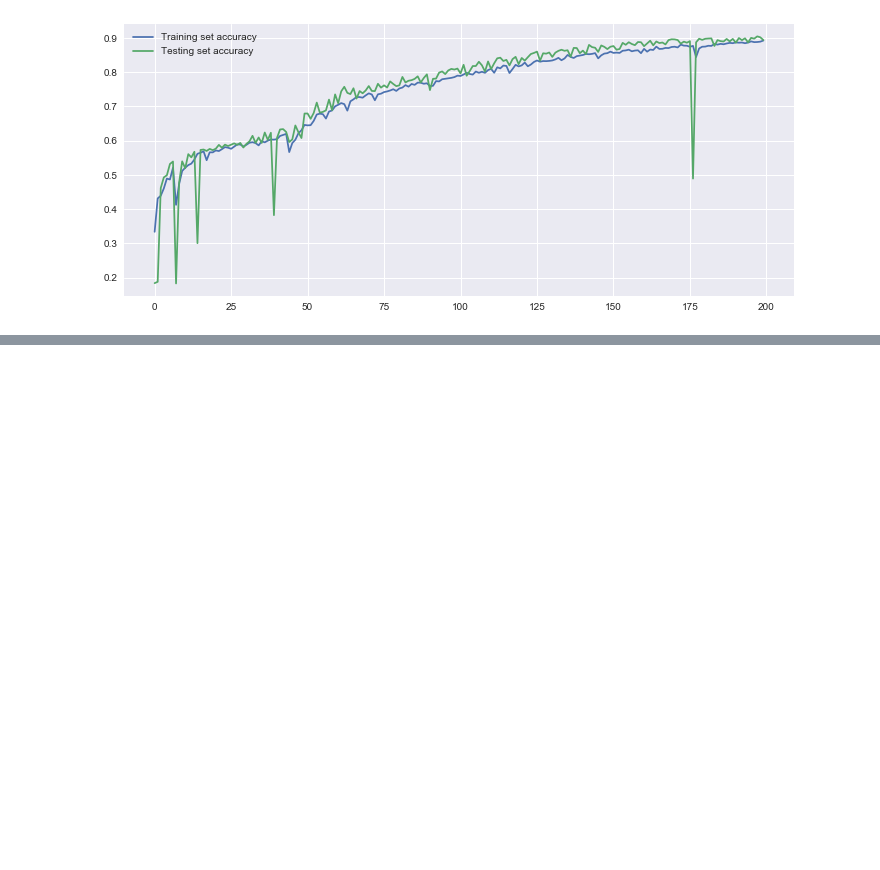
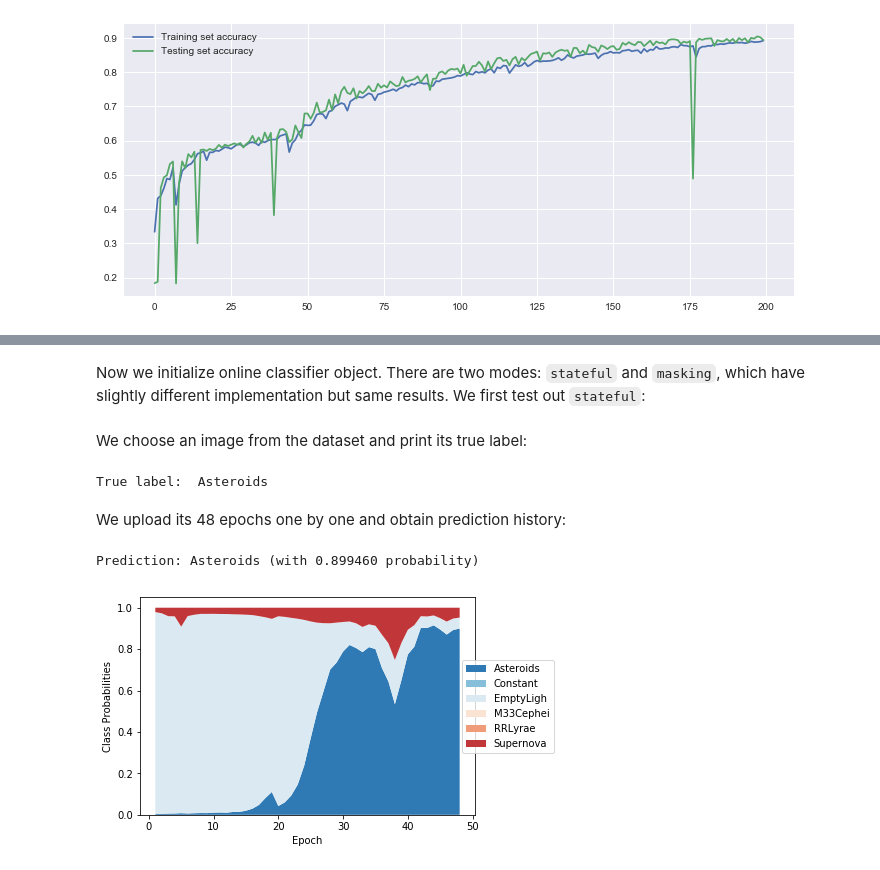
Before and after one commit to xuefeng7/AC209---final-project, a Jupyter notebook: src/main.ipynb, the cells around one changed output, grey strips where cells are left out. Drawn from its saved outputs; the diff is of its cells as text; code cells hidden in the pictures; blank space fills up the shorter version.

```diff
--- a/src/main.ipynb
+++ b/src/main.ipynb
@@ -427,0 +552,30 @@ plt.legend()
+# %%
+def init_rcnn_stateful(cnn_input_dim=21, cnn_output_dim=128, cnn_dropout=0.25,
+               rnn_hidden_dim=128, num_classes=6, rnn_dropout=0.5, timestep=48,
+               bidir_mode='concat'):
+
+    input_shape = (1, 1, cnn_input_dim, cnn_input_dim, 1)
+
+    model = Sequential()
+
+    model.add(TimeDistributed(Conv2D(48, (4,4), \
+                     padding='same', activation='relu', kernel_initializer='uniform'), batch_input_shape=input_shape))
+    model.add(TimeDistributed(MaxPooling2D((3,3), strides=(1,1))))
+
+    model.add(TimeDistributed(Conv2D(24, (3,3), padding='same', activation='relu', kernel_initializer='uniform')))
+    model.add(TimeDistributed(MaxPooling2D((3,3), strides=(1,1))))
+
+    model.add(TimeDistributed(Conv2D(12, (3,3), padding='same', activation='relu', kernel_initializer='uniform')))
+    model.add(TimeDistributed(MaxPooling2D((3,3), strides=(1,1))))
+
+    model.add(TimeDistributed(Flatten()))
+
+    model.add(TimeDistributed(Dense(cnn_output_dim, activation='relu')))
+    model.add(Dropout(cnn_dropout))
+
+    model.add(LSTM(rnn_hidden_dim, dropout=rnn_dropout, return_sequences=True, stateful=True))
+    model.add(LSTM(rnn_hidden_dim, dropout=rnn_dropout, stateful=True))
+
+    model.add(Dense(6, activation='softmax'))
+
+    return model
@@ -427,0 +681,24 @@ plt.legend()
+# %%
+mod_online = keras.models.load_model('saved_models/rcnn_simple_ep300.hdf5')
+x_train, x_test, y_train, y_test = train_test_split(x, y, test_size=0.2, random_state=209, stratify=y)
+# %% [markdown]
+Now we initialize online classifier object. There are two modes: `stateful` and `masking`, which have slightly different implementation but same results. We first test out `stateful`:
+# %%
+clf = online_classifier(mod_online, 'stateful')
+# %% [markdown]
+We choose an image from the dataset and print its true label:
+# %%
+index = 10
+img = x[index,:,:,:,:].reshape((48,21,21))
+print('True label: ', labels[index])
+# %% [output]
+True label:  Asteroids
+# %% [markdown]
+We upload its 48 epochs one by one and obtain prediction history:
+# %%
+for i in range(48):
+    clf.upload_image(img[i,:,:].reshape(-1,21,21))
+pred, history = clf.predict()
+# %% [output]
+Prediction: Asteroids (with 0.899460 probability)
+[figure, added]
```
Also changed, not shown: parts of 37 cells of this notebook, 7 other files.
